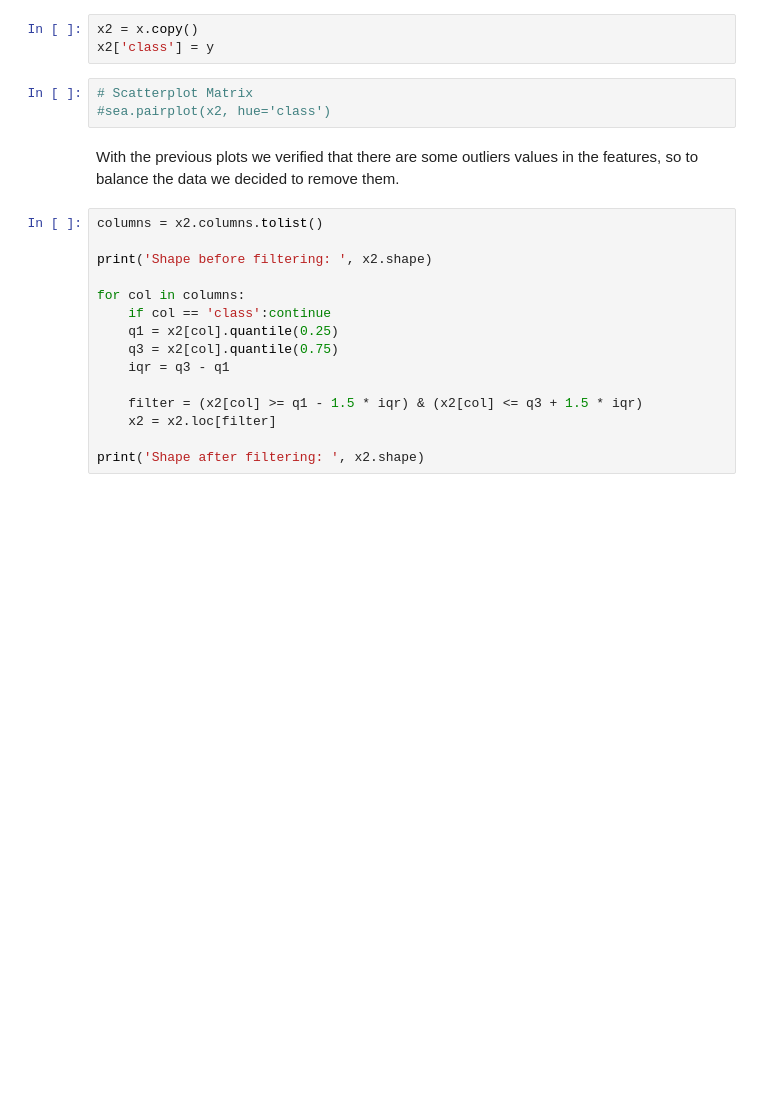
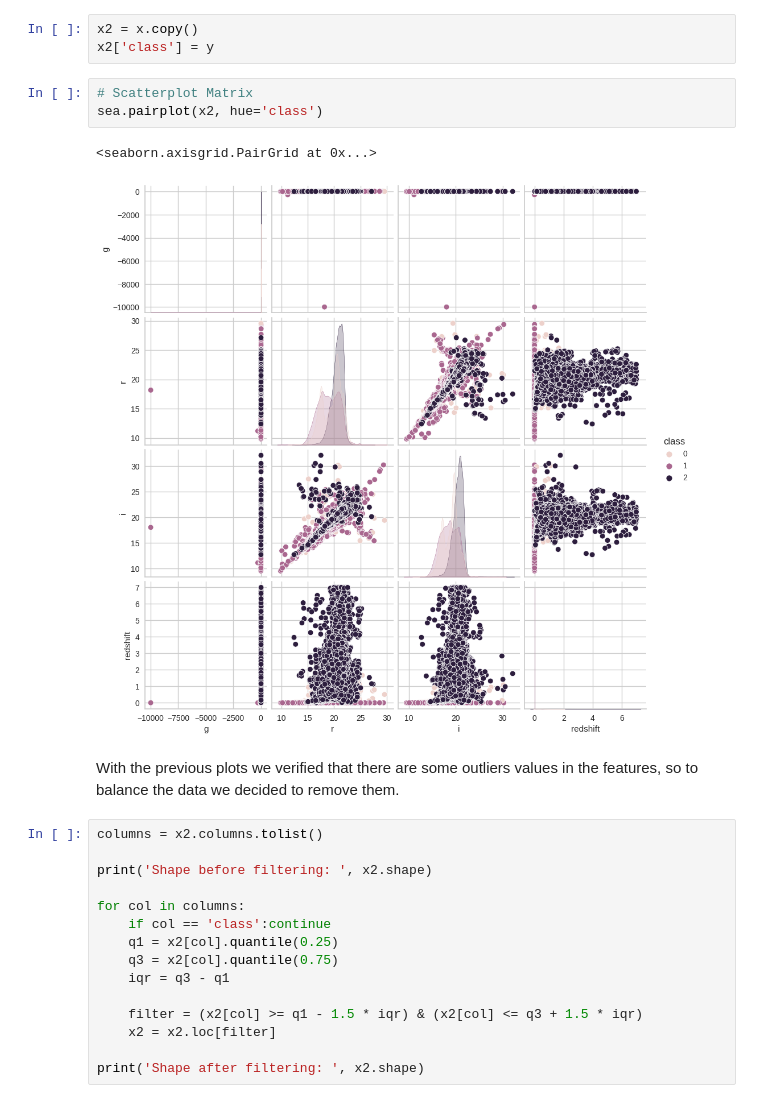
Before and after one commit to danielfcarvalho/stellar_class_ml, a Jupyter notebook: star.ipynb, the cells around one changed output. Cells and saved outputs as stored; diff of their text form; blank space fills up the shorter version.

Commit message:
scatter plot matrix

```diff
--- a/star.ipynb
+++ b/star.ipynb
@@ -143,7 +143,10 @@ x2 = x.copy()
 x2['class'] = y
 # %%
 # Scatterplot Matrix
-#sea.pairplot(x2, hue='class')
+sea.pairplot(x2, hue='class')
+# %% [output]
+<seaborn.axisgrid.PairGrid at 0x...>
+[figure, added]
 # %% [markdown]
 With the previous plots we verified that there are some outliers values in the features, so to balance the data we decided to remove them.
 # %%
```
Also changed, not shown: parts of 12 cells of this notebook, 2 other files.
